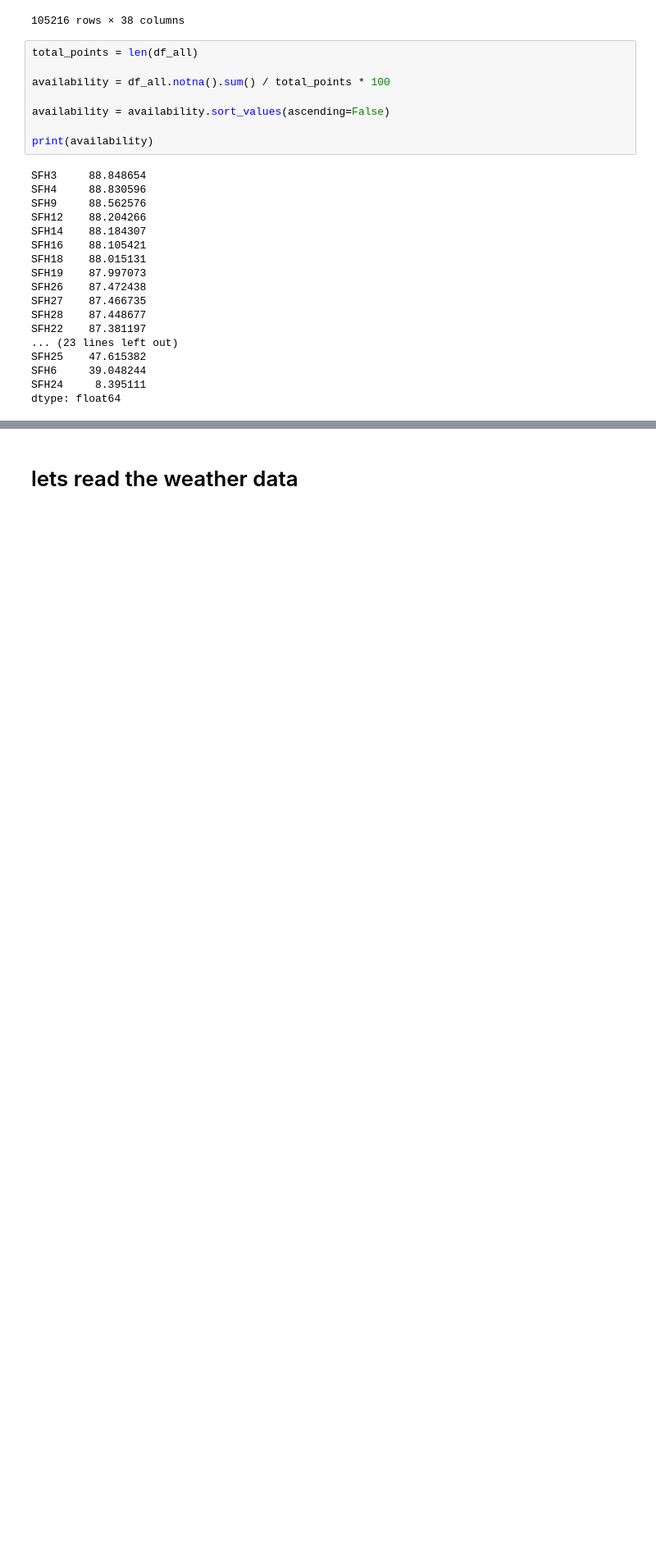
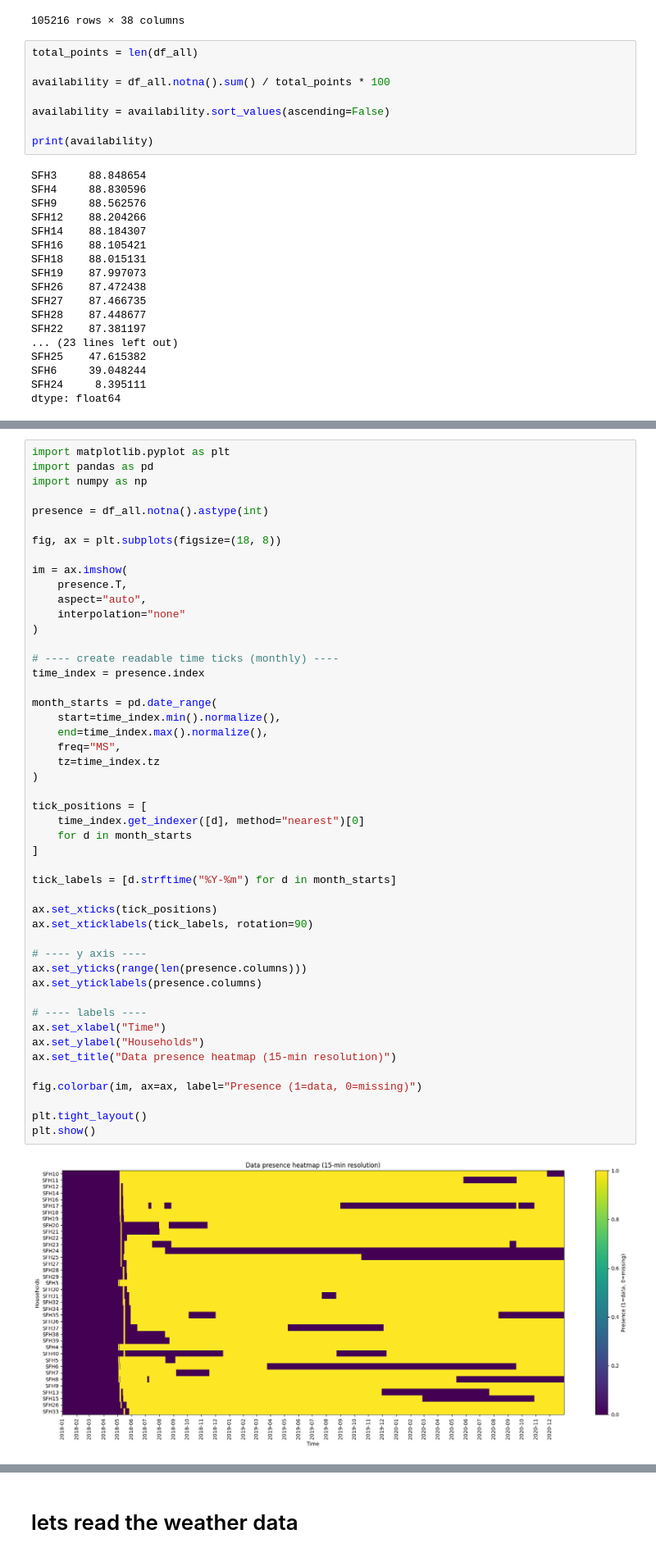
Before and after one commit to PapadopoulosDimitrios/AAU_learning_to_predict_together_or_alone, a Jupyter notebook: DataCleaning/Clean_Germany.ipynb, the cells around one changed output, grey strips where cells are left out. Shown at 82% size. Cells and saved outputs as stored; diff of their text form; blank space fills up the shorter version.

```diff
--- a/DataCleaning/Clean_Germany.ipynb
+++ b/DataCleaning/Clean_Germany.ipynb
@@ -199,0 +167,50 @@ plt.show()
+# %%
+import matplotlib.pyplot as plt
+import pandas as pd
+import numpy as np
+
+presence = df_all.notna().astype(int)
+
+fig, ax = plt.subplots(figsize=(18, 8))
+
+im = ax.imshow(
+    presence.T,
+    aspect="auto",
+    interpolation="none"
+)
+
+# ---- create readable time ticks (monthly) ----
+time_index = presence.index
+
+month_starts = pd.date_range(
+    start=time_index.min().normalize(),
+    end=time_index.max().normalize(),
+    freq="MS",
+    tz=time_index.tz
+)
+
+tick_positions = [
+    time_index.get_indexer([d], method="nearest")[0]
+    for d in month_starts
+]
+
+tick_labels = [d.strftime("%Y-%m") for d in month_starts]
+
+ax.set_xticks(tick_positions)
+ax.set_xticklabels(tick_labels, rotation=90)
+
+# ---- y axis ----
+ax.set_yticks(range(len(presence.columns)))
+ax.set_yticklabels(presence.columns)
+
+# ---- labels ----
+ax.set_xlabel("Time")
+ax.set_ylabel("Households")
+ax.set_title("Data presence heatmap (15-min resolution)")
+
+fig.colorbar(im, ax=ax, label="Presence (1=data, 0=missing)")
+
+plt.tight_layout()
+plt.show()
+# %% [output]
+[figure, added]
```
Also changed, not shown: parts of 35 cells of this notebook.
